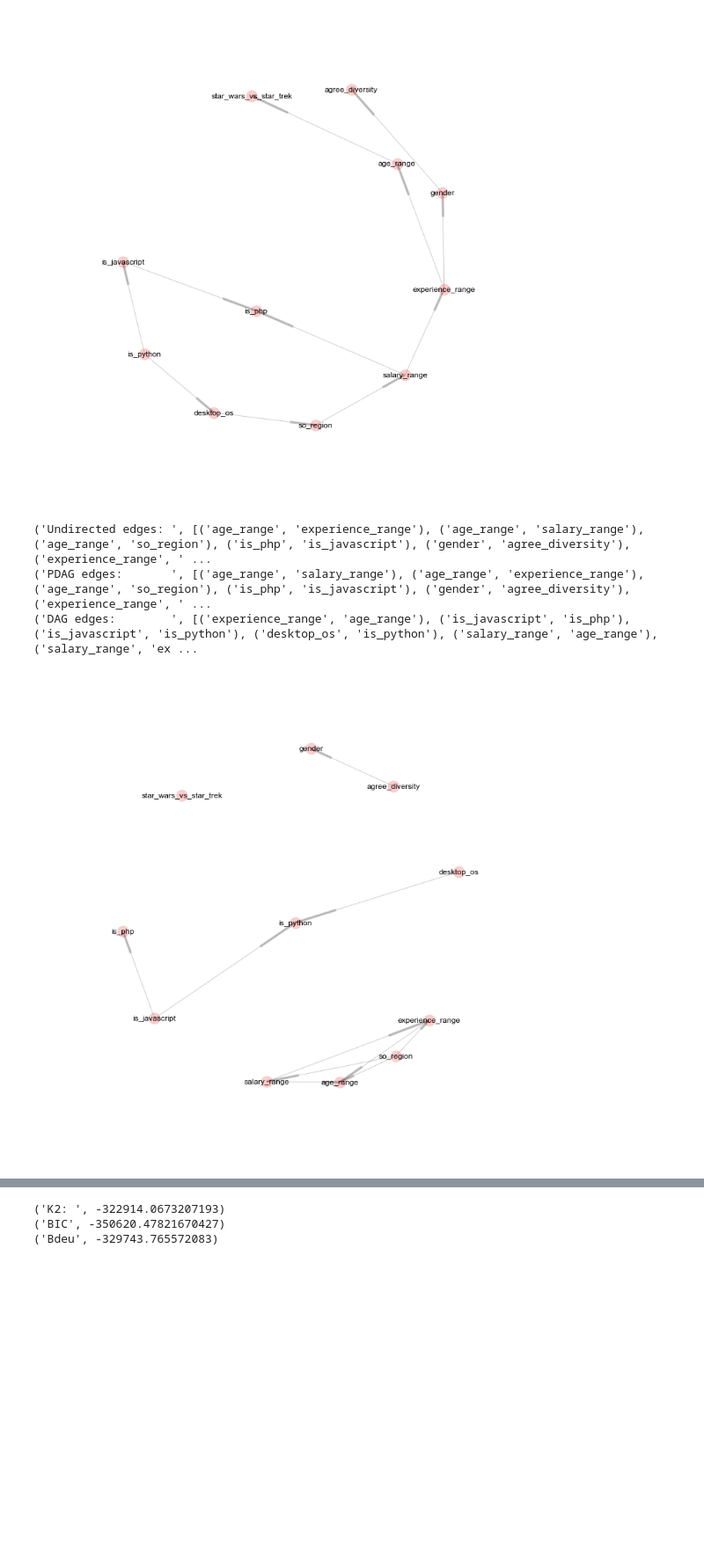
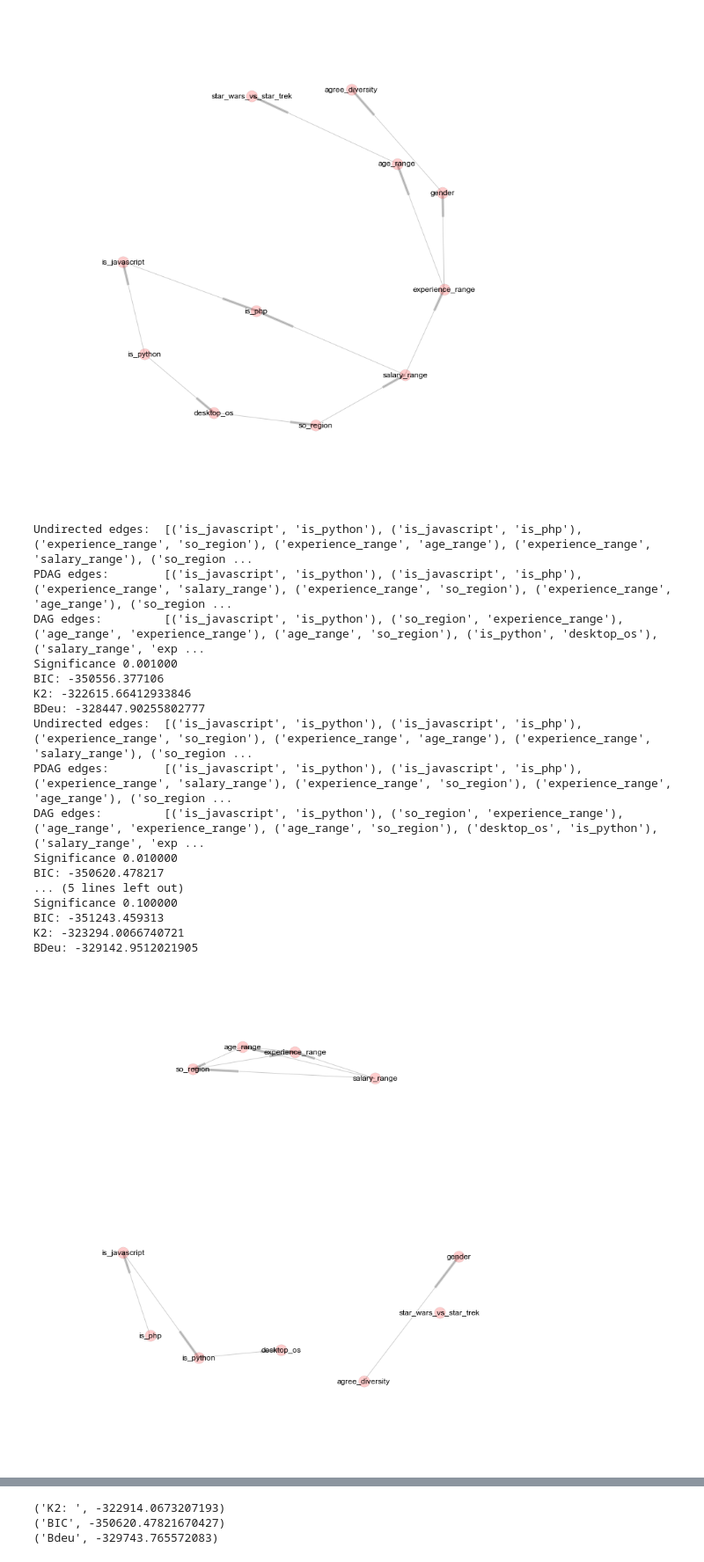
Before and after one commit to gzuidhof/bayesian-networks, a Jupyter notebook: notebooks/Assignment2.ipynb, the cells around one changed output, grey strips where cells are left out. Shown at 88% size. Cells and saved outputs as stored; diff of their text form; code cells hidden in the pictures; blank space fills up the shorter version.

```diff
--- a/notebooks/Assignment2.ipynb
+++ b/notebooks/Assignment2.ipynb
@@ -53,0 +44,11 @@ print(best_model.edges())
+# %%
+bic = BicScore(data)
+k2 = K2Score(data)
+bdeu = BdeuScore(data)
+
+def print_scores(model):
+    bic_s, k2_s, bdeu_s = [m.score(model) for m in (bic, k2, bdeu)]
+    print('BIC:', bic_s)
+    print('K2:', k2_s)
+    print('BDeu:', bdeu_s)
+    return bic_s, k2_s, bdeu_s
@@ -66,19 +147,36 @@ draw_graph(best_model)
 [figure]
 # %%
 np.random.seed(42)
-est = ConstraintBasedEstimator(data)
-skel, seperating_sets = est.estimate_skeleton(significance_level=0.001)
-print("Undirected edges: ", skel.edges())
+for alpha in [0.001, 0.01, 0.1]:
+    est = ConstraintBasedEstimator(data)
+    skel, seperating_sets = est.estimate_skeleton(significance_level=alpha)
+    print("Undirected edges: ", skel.edges())
 
-pdag = est.skeleton_to_pdag(skel, seperating_sets)
-print("PDAG edges:       ", pdag.edges())
+    pdag = est.skeleton_to_pdag(skel, seperating_sets)
+    print("PDAG edges:       ", pdag.edges())
 
-model = est.pdag_to_dag(pdag)
-print("DAG edges:        ", model.edges())
+    model = est.pdag_to_dag(pdag)
+    print("DAG edges:        ", model.edges())
 
-draw_graph(model)
+    draw_graph(model)
+    print('Significance %f' % alpha)
+    print_scores(model)
 # %% [output]
-('Undirected edges: ', [('age_range', 'experience_range'), ('age_range', 'salary_range'), ('age_range', 'so_region'), ('is_php', 'is_javascript'), ('gender', 'agree_diversity'), ('experience_range', ' ...
-('PDAG edges:       ', [('age_range', 'salary_range'), ('age_range', 'experience_range'), ('age_range', 'so_region'), ('is_php', 'is_javascript'), ('gender', 'agree_diversity'), ('experience_range', ' ...
-('DAG edges:        ', [('experience_range', 'age_range'), ('is_javascript', 'is_php'), ('is_javascript', 'is_python'), ('desktop_os', 'is_python'), ('salary_range', 'age_range'), ('salary_range', 'ex ...
+Undirected edges:  [('is_javascript', 'is_python'), ('is_javascript', 'is_php'), ('experience_range', 'so_region'), ('experience_range', 'age_range'), ('experience_range', 'salary_range'), ('so_region ...
+PDAG edges:        [('is_javascript', 'is_python'), ('is_javascript', 'is_php'), ('experience_range', 'salary_range'), ('experience_range', 'so_region'), ('experience_range', 'age_range'), ('so_region ...
+DAG edges:         [('is_javascript', 'is_python'), ('so_region', 'experience_range'), ('age_range', 'experience_range'), ('age_range', 'so_region'), ('is_python', 'desktop_os'), ('salary_range', 'exp ...
+Significance 0.001000
+BIC: -350556.377106
+K2: -322615.66412933846
+BDeu: -328447.90255802777
+Undirected edges:  [('is_javascript', 'is_python'), ('is_javascript', 'is_php'), ('experience_range', 'so_region'), ('experience_range', 'age_range'), ('experience_range', 'salary_range'), ('so_region ...
+PDAG edges:        [('is_javascript', 'is_python'), ('is_javascript', 'is_php'), ('experience_range', 'salary_range'), ('experience_range', 'so_region'), ('experience_range', 'age_range'), ('so_region ...
+DAG edges:         [('is_javascript', 'is_python'), ('so_region', 'experience_range'), ('age_range', 'experience_range'), ('age_range', 'so_region'), ('desktop_os', 'is_python'), ('salary_range', 'exp ...
+Significance 0.010000
+BIC: -350620.478217
+... (5 lines left out)
+Significance 0.100000
+BIC: -351243.459313
+K2: -323294.0066740721
+BDeu: -329142.9512021905
-[figure, old version]
+[figure, new version]
```
Also changed, not shown: parts of 9 cells of this notebook, 1 other file.
